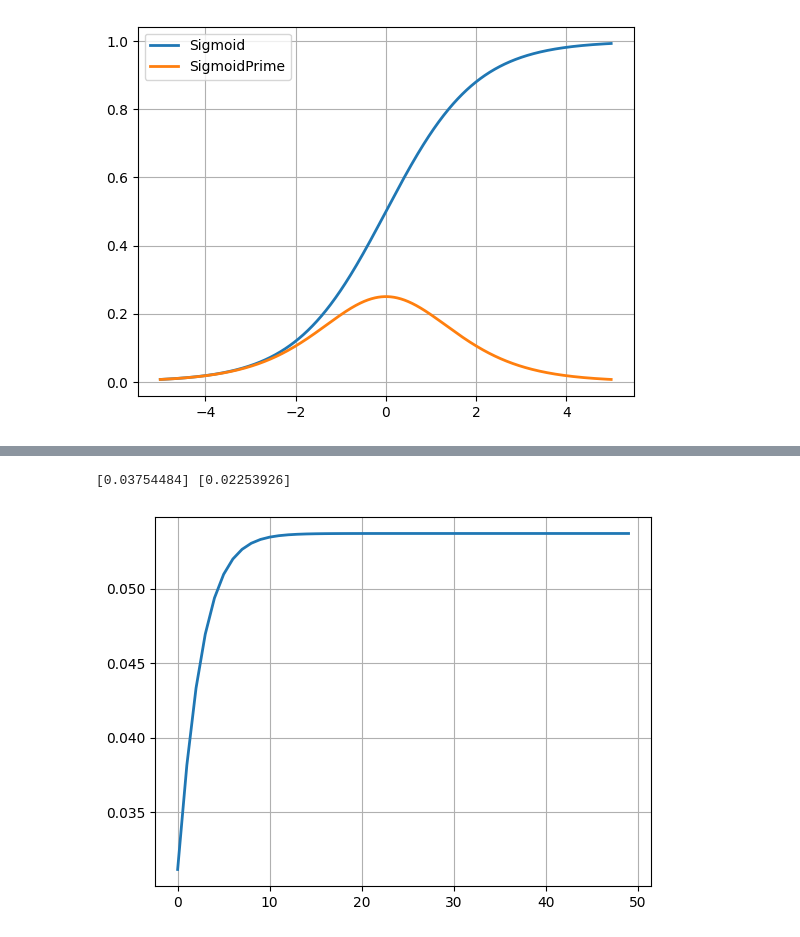
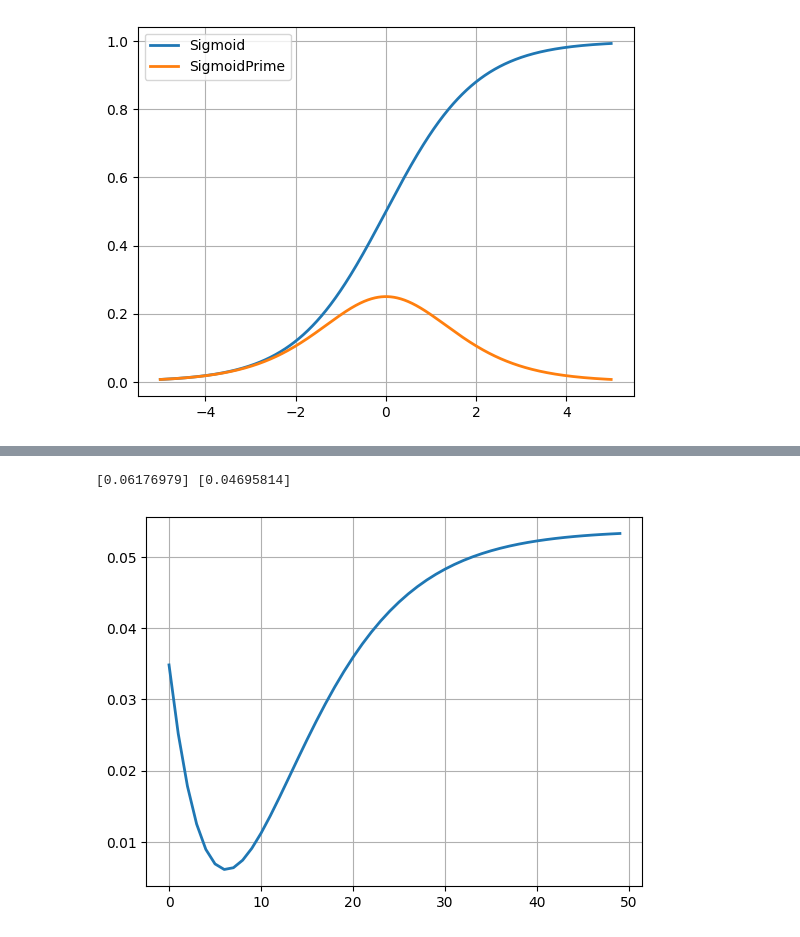
Before and after one commit to khanhthien123/CogSci131-Sp2024, a Jupyter notebook: NeuralNetsSummer23.ipynb, the cells around one changed output, grey strips where cells are left out. Drawn from its saved outputs; the diff is of its cells as text; code cells hidden in the pictures.

```diff
--- a/NeuralNetsSummer23.ipynb
+++ b/NeuralNetsSummer23.ipynb
@@ -135,22 +135,22 @@ print (cost1,cost2)
 # %%
-scalar=5
+scalar=1
 N = 50
 NN.W1 = NN.W1-scalar*dJdW1
 NN.W2 = NN.W2-scalar*dJdW2
 cost3 = NN.costFunction(X,y)
 print (cost2,cost3)
 costs = []
 iterations = []
 for i in range(N):
     #dJdW1,dJdW2=NN.costFunctionPrime(X,y)
     NN.W1 = NN.W1-scalar*dJdW1
     NN.W2 = NN.W2-scalar*dJdW2
     cost3 = NN.costFunction(X,y)
     iterations.append(i)
     costs.append(cost3)
 
 plt.plot(iterations, costs, linewidth=2)
 plt.grid(1)
 # %% [output]
-[0.03754484] [0.02253926]
+[0.06176979] [0.04695814]
-[figure, old version]
+[figure, new version]
```
Also changed, not shown: parts of 5 cells of this notebook.
